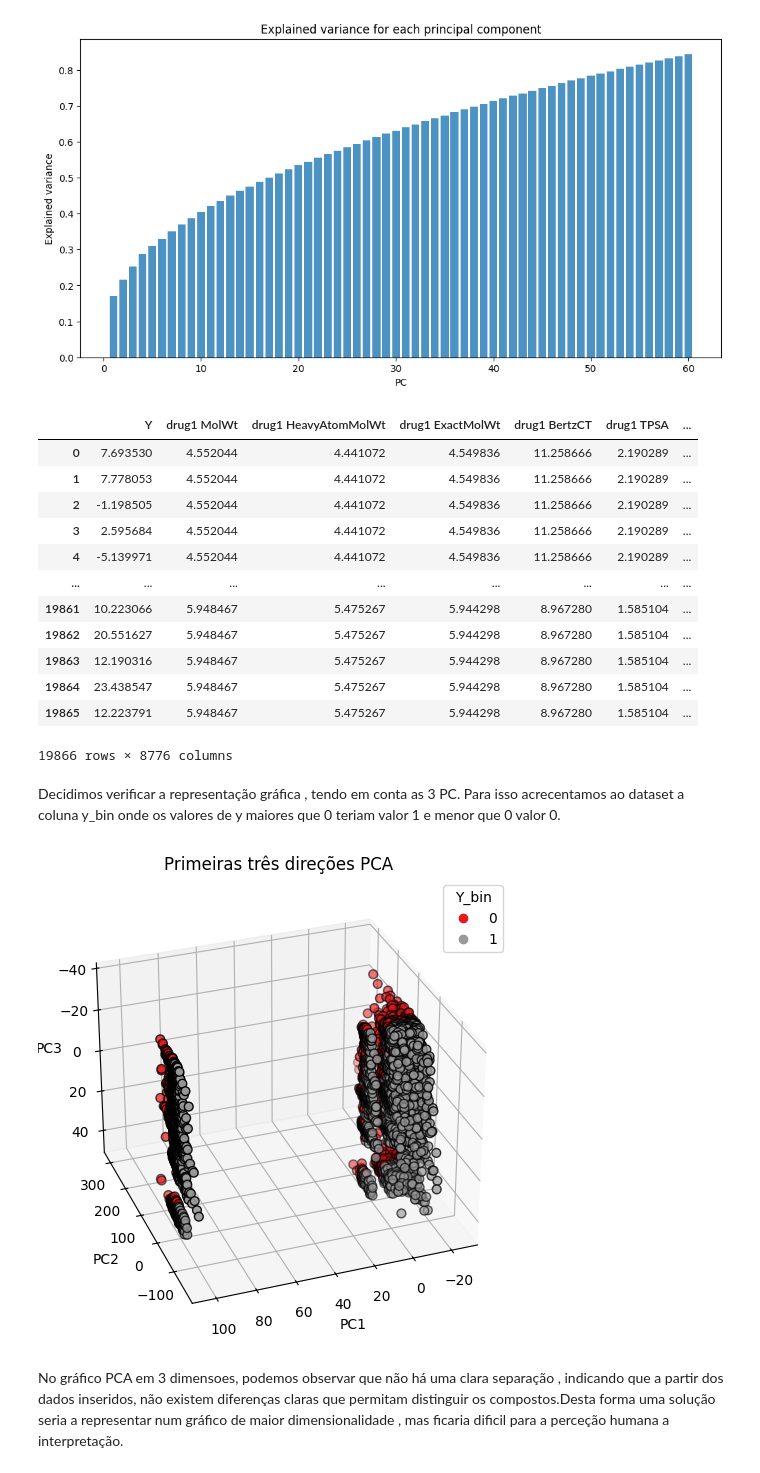
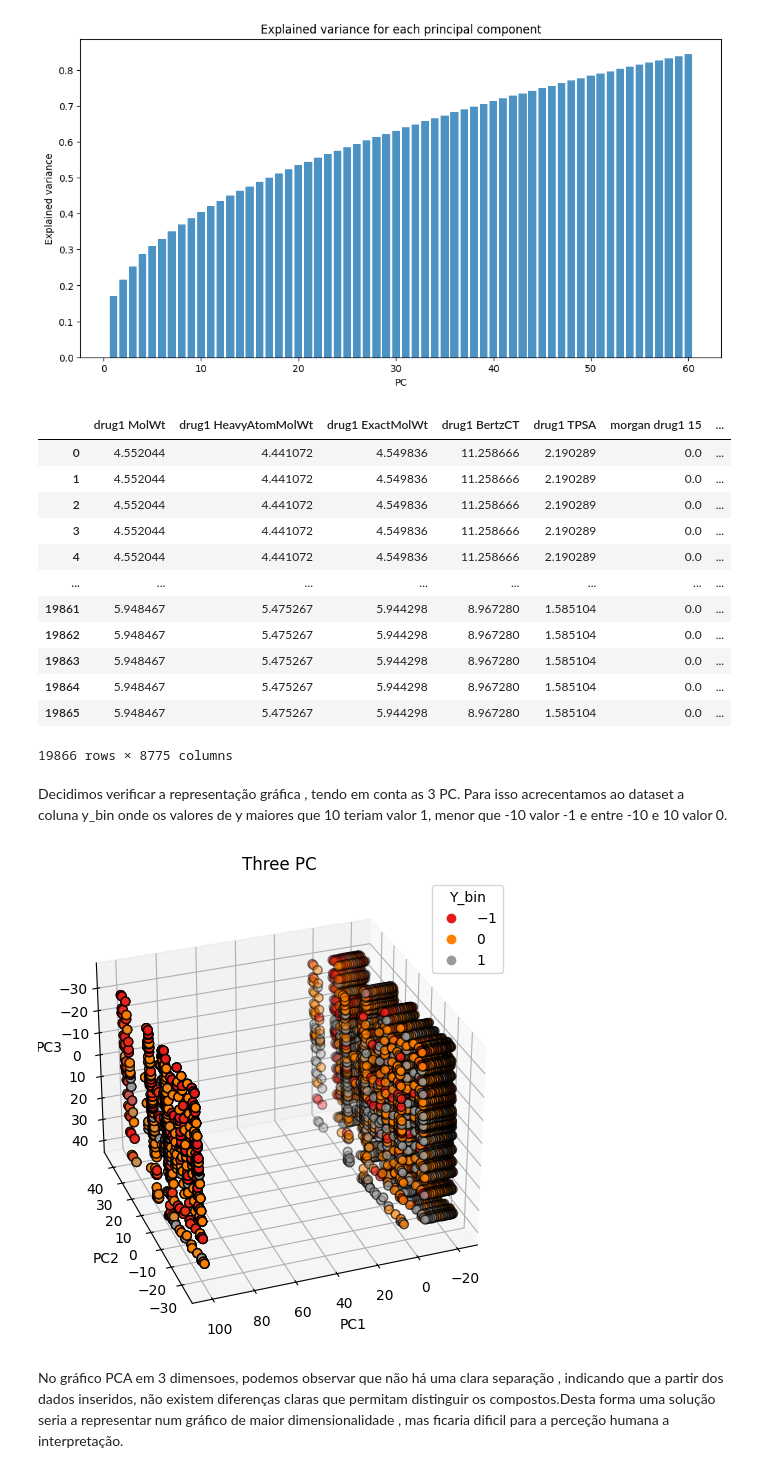
Before and after one commit to GuilhermeLoboSousa/Work-SIB, a Jupyter notebook: Parte2.ipynb, the cells around one changed output. Saved outputs shown, nothing was run; the diff lists cells and outputs as text; code cells hidden in the pictures.

```diff
--- a/Parte2.ipynb
+++ b/Parte2.ipynb
@@ -185,54 +171,54 @@ plt.show()
 # %% [output]
 [figure]
 # %%
-dados_sem_Y['Y_bin'] = np.where(data['Y'] > 0, 1, 0)
+dados_sem_Y["Y_bin"] = np.where((data['Y'] >= -10) & (data['Y'] <= 10), 0,np.where(data['Y'] > 10, 1, -1))
 dados_sem_Y
 # %% [output]
-|  | Y | drug1 MolWt | drug1 HeavyAtomMolWt | drug1 ExactMolWt | drug1 BertzCT | drug1 TPSA | ... |
-| 0 | 7.693530 | 4.552044 | 4.441072 | 4.549836 | 11.258666 | 2.190289 | ... |
-| 1 | 7.778053 | 4.552044 | 4.441072 | 4.549836 | 11.258666 | 2.190289 | ... |
-| 2 | -1.198505 | 4.552044 | 4.441072 | 4.549836 | 11.258666 | 2.190289 | ... |
-| 3 | 2.595684 | 4.552044 | 4.441072 | 4.549836 | 11.258666 | 2.190289 | ... |
-| 4 | -5.139971 | 4.552044 | 4.441072 | 4.549836 | 11.258666 | 2.190289 | ... |
+|  | drug1 MolWt | drug1 HeavyAtomMolWt | drug1 ExactMolWt | drug1 BertzCT | drug1 TPSA | morgan drug1 15 | ... |
+| 0 | 4.552044 | 4.441072 | 4.549836 | 11.258666 | 2.190289 | 0.0 | ... |
+| 1 | 4.552044 | 4.441072 | 4.549836 | 11.258666 | 2.190289 | 0.0 | ... |
+| 2 | 4.552044 | 4.441072 | 4.549836 | 11.258666 | 2.190289 | 0.0 | ... |
+| 3 | 4.552044 | 4.441072 | 4.549836 | 11.258666 | 2.190289 | 0.0 | ... |
+| 4 | 4.552044 | 4.441072 | 4.549836 | 11.258666 | 2.190289 | 0.0 | ... |
 | ... | ... | ... | ... | ... | ... | ... | ... |
-| 19861 | 10.223066 | 5.948467 | 5.475267 | 5.944298 | 8.967280 | 1.585104 | ... |
-| 19862 | 20.551627 | 5.948467 | 5.475267 | 5.944298 | 8.967280 | 1.585104 | ... |
-| 19863 | 12.190316 | 5.948467 | 5.475267 | 5.944298 | 8.967280 | 1.585104 | ... |
-| 19864 | 23.438547 | 5.948467 | 5.475267 | 5.944298 | 8.967280 | 1.585104 | ... |
-| 19865 | 12.223791 | 5.948467 | 5.475267 | 5.944298 | 8.967280 | 1.585104 | ... |
+| 19861 | 5.948467 | 5.475267 | 5.944298 | 8.967280 | 1.585104 | 0.0 | ... |
+| 19862 | 5.948467 | 5.475267 | 5.944298 | 8.967280 | 1.585104 | 0.0 | ... |
+| 19863 | 5.948467 | 5.475267 | 5.944298 | 8.967280 | 1.585104 | 0.0 | ... |
+| 19864 | 5.948467 | 5.475267 | 5.944298 | 8.967280 | 1.585104 | 0.0 | ... |
+| 19865 | 5.948467 | 5.475267 | 5.944298 | 8.967280 | 1.585104 | 0.0 | ... |
-19866 rows × 8776 columns
+19866 rows × 8775 columns
 # %% [markdown]
-Decidimos verificar a representação gráfica , tendo em conta as 3 PC. Para isso acrecentamos ao dataset a coluna y_bin onde os valores de y maiores que 0 teriam valor 1 e menor que 0 valor 0.
+Decidimos verificar a representação gráfica , tendo em conta as 3 PC. Para isso acrecentamos ao dataset a coluna y_bin onde os valores de y maiores que 10 teriam valor 1, menor que -10 valor -1 e entre -10 e 10 valor 0.
 # %%
 pca = PCA(n_components=60)
 pca.fit(dados_sem_Y)
 pca_scores = pca.transform(dados_sem_Y)[:, :3]
 
 # Criar um gráfico 3D
 fig = plt.figure(figsize=(8, 6))
 ax = fig.add_subplot(111, projection="3d", elev=-150, azim=110)
 
 # Scatter plot com PC1, PC2 e PC3, colorido pela variável binarizada Y
 scatter = ax.scatter(
     pca_scores[:, 0],
     pca_scores[:, 1],
     pca_scores[:, 2],
     c=dados_sem_Y['Y_bin'],
     cmap=plt.cm.Set1,
     edgecolor="k",
     s=40,
 )
 
 # Adicionar rótulos aos eixos
-ax.set_title("Primeiras três direções PCA")
+ax.set_title("Three PC")
 ax.set_xlabel("PC1")
 ax.set_ylabel("PC2")
 ax.set_zlabel("PC3")
 
 # Adicionar uma legenda para os valores binarizados
 legend = ax.legend(*scatter.legend_elements(), title="Y_bin")
 # %% [output]
-[figure, old version]
+[figure, new version]
 # %% [markdown]
 No gráfico PCA em 3 dimensoes, podemos observar que não há uma clara separação , indicando que a partir dos dados inseridos, não existem diferenças claras que permitam distinguir os compostos.Desta forma uma solução seria a representar num gráfico de maior dimensionalidade , mas ficaria dificil para a perceção humana a interpretação.
 # %% [markdown]
```
Also changed, not shown: parts of 6 cells of this notebook.
